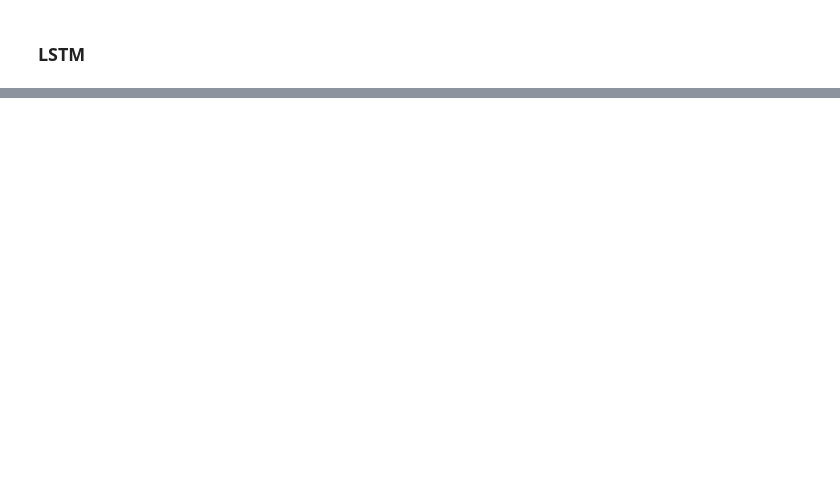
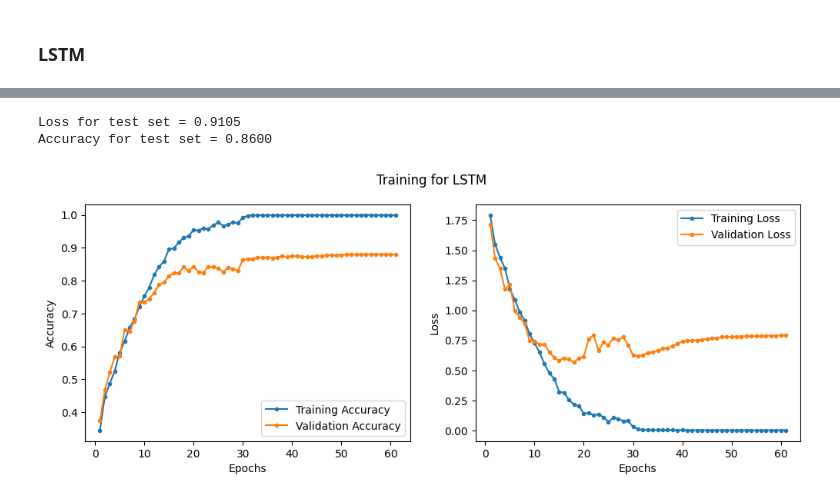
Before and after one commit to mandeepsingh7/music-genre-classification, a Jupyter notebook: notebook/dl_training.ipynb, the cells around one changed output, grey strips where cells are left out. Drawn from its saved outputs; the diff is of its cells as text; code cells hidden in the pictures; blank space fills up the shorter version.

```diff
--- a/notebook/dl_training.ipynb
+++ b/notebook/dl_training.ipynb
@@ -31,3 +73,8 @@ Y = mfcc_data['Y_mfcc']
+# %%
+X = np.array(X_mfcc)
+Y = np.array(Y_mfcc)
+print(f'Shape of X = {X.shape}')
+print(f'Shape of Y = {Y.shape}')
 # %% [markdown]
 ### Converting categorical label to numerical values
 # %%
@@ -328,15 +349,17 @@ class LSTM_music(nn.Module):
         super(LSTM_music, self).__init__()
         self.lstm1 = nn.LSTM(input_size=20, hidden_size=128, batch_first=True)
         self.lstm2 = nn.LSTM(input_size=128, hidden_size=256, batch_first=True)
+        self.lstm3 = nn.LSTM(input_size=256, hidden_size=256, batch_first=True)
         self.fc = nn.Sequential(
             nn.Linear(256, 128),
-            nn.Dropout(0.3),
+            nn.Dropout(0.5),
             nn.Linear(128, 10)
         )
 
     def forward(self,x):
-        out, _ = self.lstm1(x, )
-        out = self.lstm2(out)[0][:, -1, :]
+        out, _ = self.lstm1(x)
+        out = self.lstm2(out)[0]
+        out = self.lstm3(out)[0][:, -1, :]
         out = self.fc(out)
         return out
 # %%
@@ -352,2 +373,6 @@ Error:
 # %%
-test_loss_3, test_acc_3 = post_training(trained_model_3, loss_fn, test_loader, history_model_3, 'LSTM')
+test_loss_2, test_acc_2 = post_training(trained_model_2, loss_fn, test_loader, history_model_2, 'LSTM')
+# %% [output]
+Loss for test set = 0.9105
+Accuracy for test set = 0.8600
+[figure, added]
```
Also changed, not shown: parts of 23 cells of this notebook, 19 other files.
